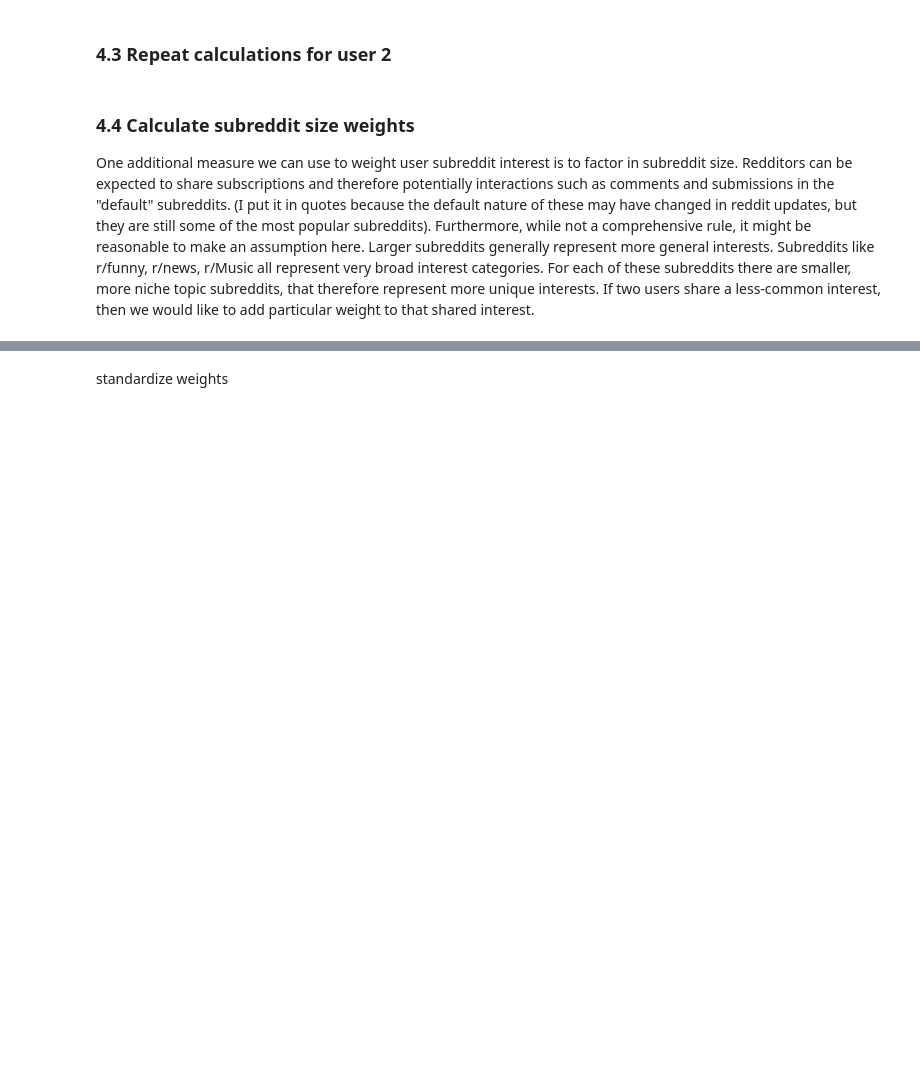
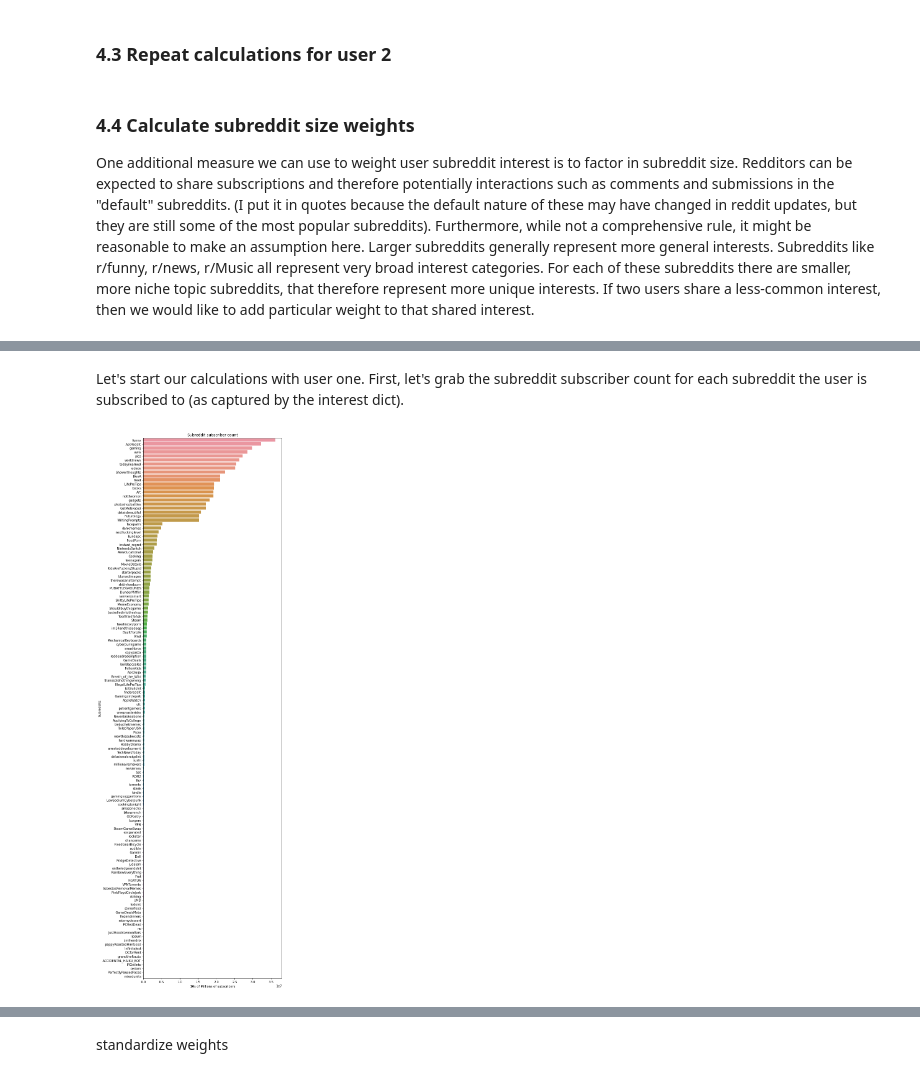
Before and after one commit to ariqbailey/ariqbailey.github.io, a Jupyter notebook: reddit-common-interests/Final_Project.ipynb, the cells around one changed output, grey strips where cells are left out. Saved outputs shown, nothing was run; the diff lists cells and outputs as text; code cells hidden in the pictures; blank space fills up the shorter version.

Commit message:
subreddit size weights

```diff
--- a/reddit-common-interests/Final_Project.ipynb
+++ b/reddit-common-interests/Final_Project.ipynb
@@ -612,0 +621,24 @@ SyntaxError: unexpected EOF while parsing (<ipython-input-199-47d9eda96463>, lin
+# %% [markdown]
+Let's start our calculations with user one. First, let's grab the subreddit subscriber count for each subreddit the user is subscribed to (as captured by the interest dict).
+# %%
+one_subreddit_sizes = defaultdict(lambda: 0)
+for k, v in subreddits_interest_one_sorted:
+    subs = reddit.subreddit(str(k)).subscribers
+    one_subreddit_sizes[k] = subs
+# %%
+one_sub_sizes_sorted = sorted(one_subreddit_sizes.items(), key=lambda x: x[1], reverse=True)
+
+x = []
+y = []
+for k, v in one_sub_sizes_sorted:
+    x.append(k)
+    y.append(v)
+
+plt.figure(figsize=(8,32))
+sns.barplot(y, x)
+plt.title("Subreddit subscriber count")
+plt.xlabel('10s of Millions of subscribers')
+plt.ylabel('Subreddits')
+plt.show()
+# %% [output]
+[figure, added]
```
Also changed, not shown: parts of 16 cells of this notebook.
